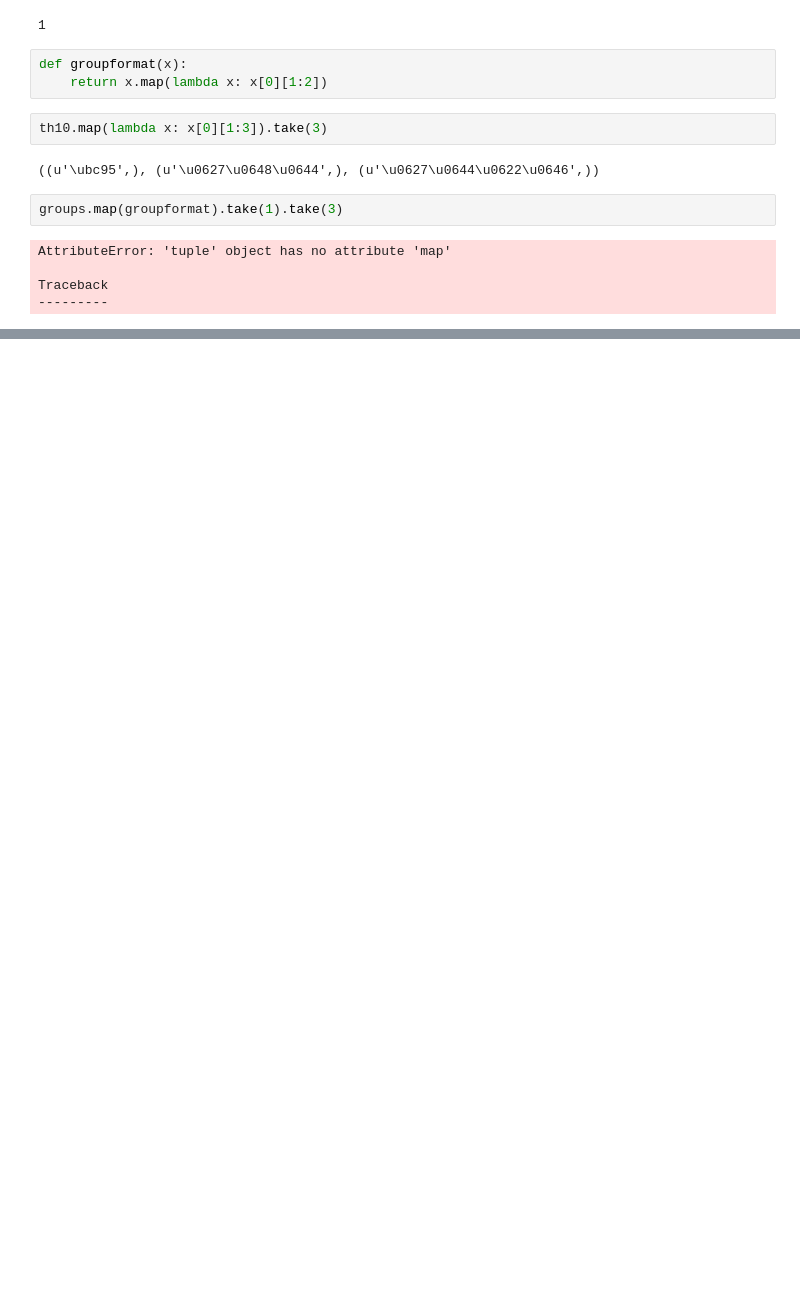
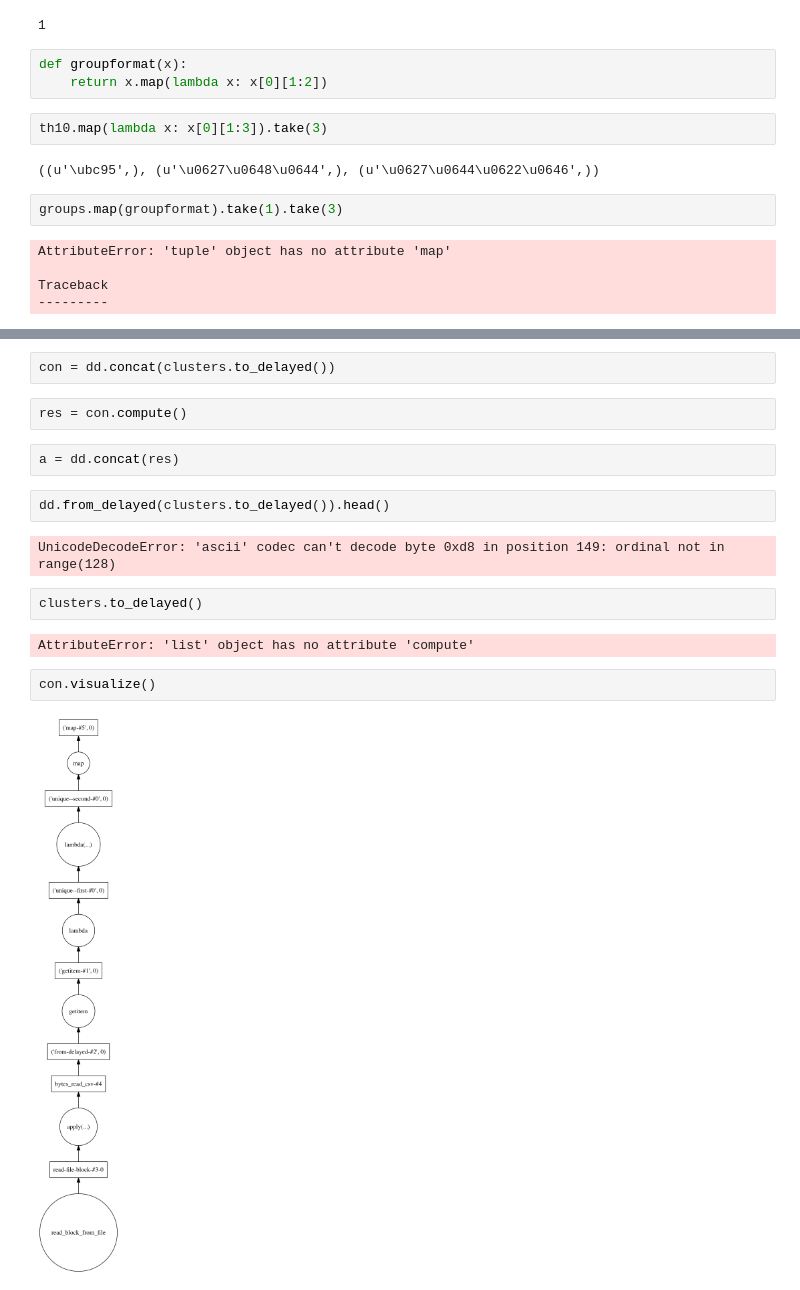
Before and after one commit to JamesPHoughton/homer, a Jupyter notebook: sandbox.ipynb, the cells around one changed output, grey strips where cells are left out. Cells and saved outputs as stored; diff of their text form; blank space fills up the shorter version.

```diff
--- a/sandbox.ipynb
+++ b/sandbox.ipynb
@@ -186,0 +223,18 @@ os.
+# %%
+con = dd.concat(clusters.to_delayed())
+# %%
+res = con.compute()
+# %%
+a = dd.concat(res)
+# %%
+dd.from_delayed(clusters.to_delayed()).head()
+# %% [output]
+UnicodeDecodeError: 'ascii' codec can't decode byte 0xd8 in position 149: ordinal not in range(128)
+# %%
+clusters.to_delayed()
+# %% [output]
+AttributeError: 'list' object has no attribute 'compute'
+# %%
+con.visualize()
+# %% [output]
+[figure, added]
```
Also changed, not shown: parts of 6 cells of this notebook, 3 other files.
